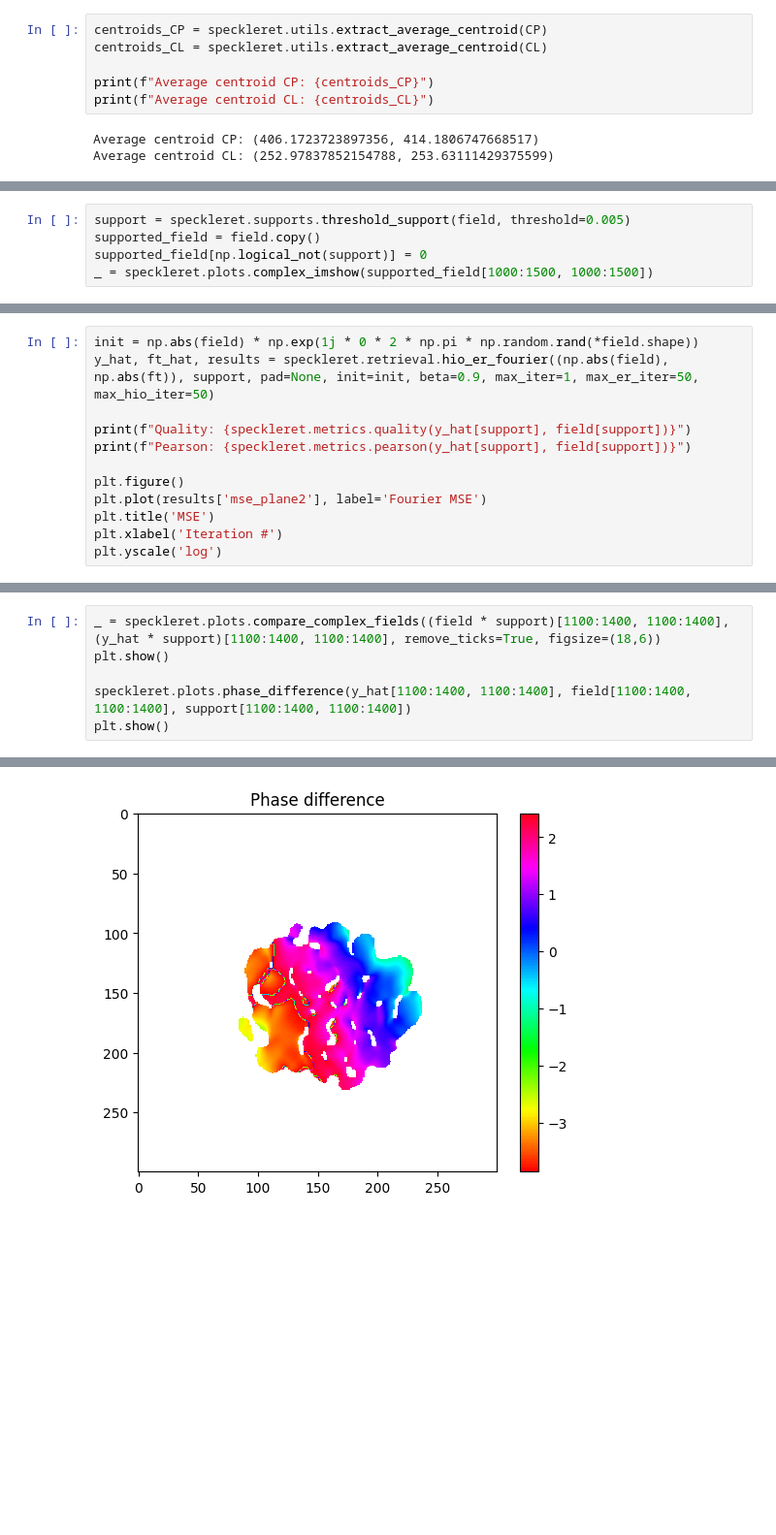
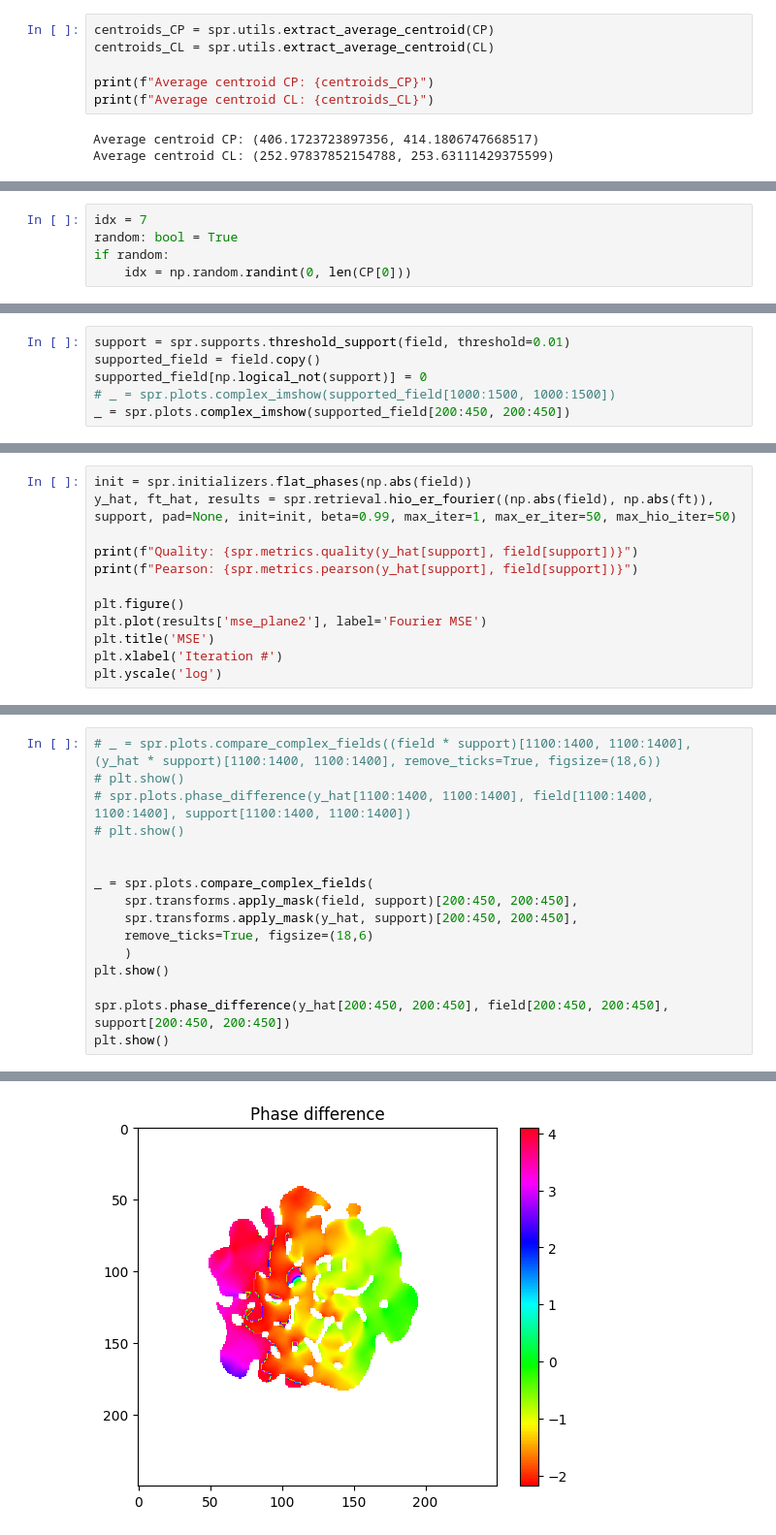
Before and after one commit to jysru/Speckle-Retrieval, a Jupyter notebook: notebooks/experimental_speckle_retrieval_with_correction.ipynb, the cells around one changed output, grey strips where cells are left out. Shown: that part at 97% size. Drawn from its saved outputs; the diff is of its cells as text; blank space fills up the shorter version.

```diff
--- a/notebooks/experimental_speckle_retrieval_with_correction.ipynb
+++ b/notebooks/experimental_speckle_retrieval_with_correction.ipynb
@@ -29,6 +46,6 @@ print(noise_corr)
 # %%
-centroids_CP = speckleret.utils.extract_average_centroid(CP)
-centroids_CL = speckleret.utils.extract_average_centroid(CL)
+centroids_CP = spr.utils.extract_average_centroid(CP)
+centroids_CL = spr.utils.extract_average_centroid(CL)
 
 print(f"Average centroid CP: {centroids_CP}")
 print(f"Average centroid CL: {centroids_CL}")
@@ -38 +59,6 @@ Average centroid CL: (252.97837852154788, 253.63111429375599)
+# %%
+idx = 7
+random: bool = True
+if random:
+    idx = np.random.randint(0, len(CP[0]))
 # %%
@@ -85,6 +104,7 @@ plt.show()
 # %%
-support = speckleret.supports.threshold_support(field, threshold=0.005)
+support = spr.supports.threshold_support(field, threshold=0.01)
 supported_field = field.copy()
 supported_field[np.logical_not(support)] = 0
-_ = speckleret.plots.complex_imshow(supported_field[1000:1500, 1000:1500])
+# _ = spr.plots.complex_imshow(supported_field[1000:1500, 1000:1500])
+_ = spr.plots.complex_imshow(supported_field[200:450, 200:450])
 # %% [output]
@@ -92,9 +119,9 @@ _ = speckleret.plots.complex_imshow(supported_field[1000:1500, 1000:1500])
 # %%
-init = np.abs(field) * np.exp(1j * 0 * 2 * np.pi * np.random.rand(*field.shape))
-y_hat, ft_hat, results = speckleret.retrieval.hio_er_fourier((np.abs(field), np.abs(ft)), support, pad=None, init=init, beta=0.9, max_iter=1, max_er_iter=50, max_hio_iter=50)
+init = spr.initializers.flat_phases(np.abs(field))
+y_hat, ft_hat, results = spr.retrieval.hio_er_fourier((np.abs(field), np.abs(ft)), support, pad=None, init=init, beta=0.99, max_iter=1, max_er_iter=50, max_hio_iter=50)
 
-print(f"Quality: {speckleret.metrics.quality(y_hat[support], field[support])}")
-print(f"Pearson: {speckleret.metrics.pearson(y_hat[support], field[support])}")
+print(f"Quality: {spr.metrics.quality(y_hat[support], field[support])}")
+print(f"Pearson: {spr.metrics.pearson(y_hat[support], field[support])}")
 
 plt.figure()
 plt.plot(results['mse_plane2'], label='Fourier MSE')
@@ -109,7 +138,17 @@ Pearson: 1.0000000000000002
 # %%
-_ = speckleret.plots.compare_complex_fields((field * support)[1100:1400, 1100:1400], (y_hat * support)[1100:1400, 1100:1400], remove_ticks=True, figsize=(18,6))
+# _ = spr.plots.compare_complex_fields((field * support)[1100:1400, 1100:1400], (y_hat * support)[1100:1400, 1100:1400], remove_ticks=True, figsize=(18,6))
+# plt.show()
+# spr.plots.phase_difference(y_hat[1100:1400, 1100:1400], field[1100:1400, 1100:1400], support[1100:1400, 1100:1400])
+# plt.show()
+
+
+_ = spr.plots.compare_complex_fields(
+    spr.transforms.apply_mask(field, support)[200:450, 200:450],
+    spr.transforms.apply_mask(y_hat, support)[200:450, 200:450],
+    remove_ticks=True, figsize=(18,6)
+    )
 plt.show()
 
-speckleret.plots.phase_difference(y_hat[1100:1400, 1100:1400], field[1100:1400, 1100:1400], support[1100:1400, 1100:1400])
+spr.plots.phase_difference(y_hat[200:450, 200:450], field[200:450, 200:450], support[200:450, 200:450])
 plt.show()
 # %% [output]
@@ -120 +159 @@ Phase error:
-[figure, old version]
+[figure, new version]
```
Also changed, not shown: parts of 21 cells of this notebook.
